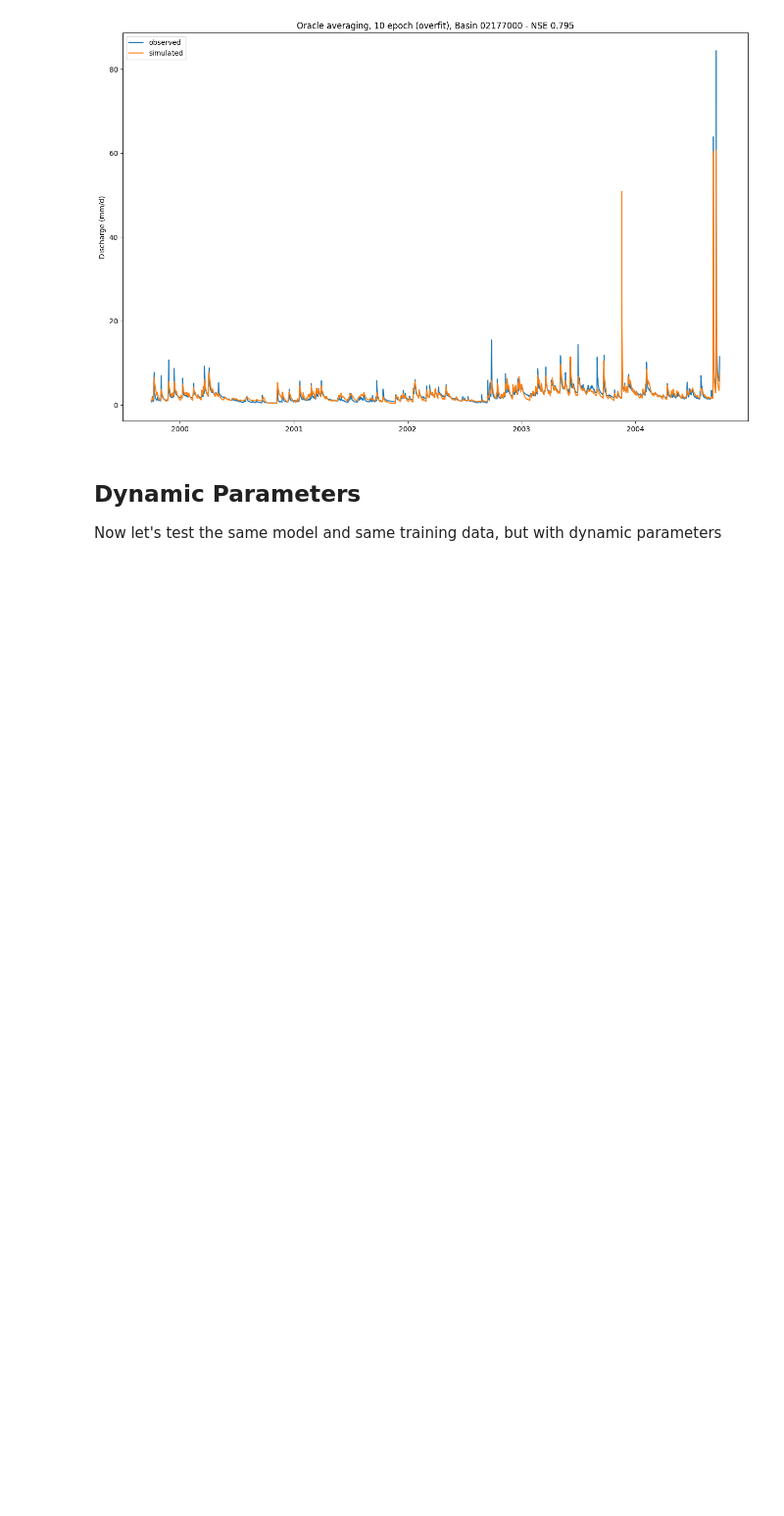
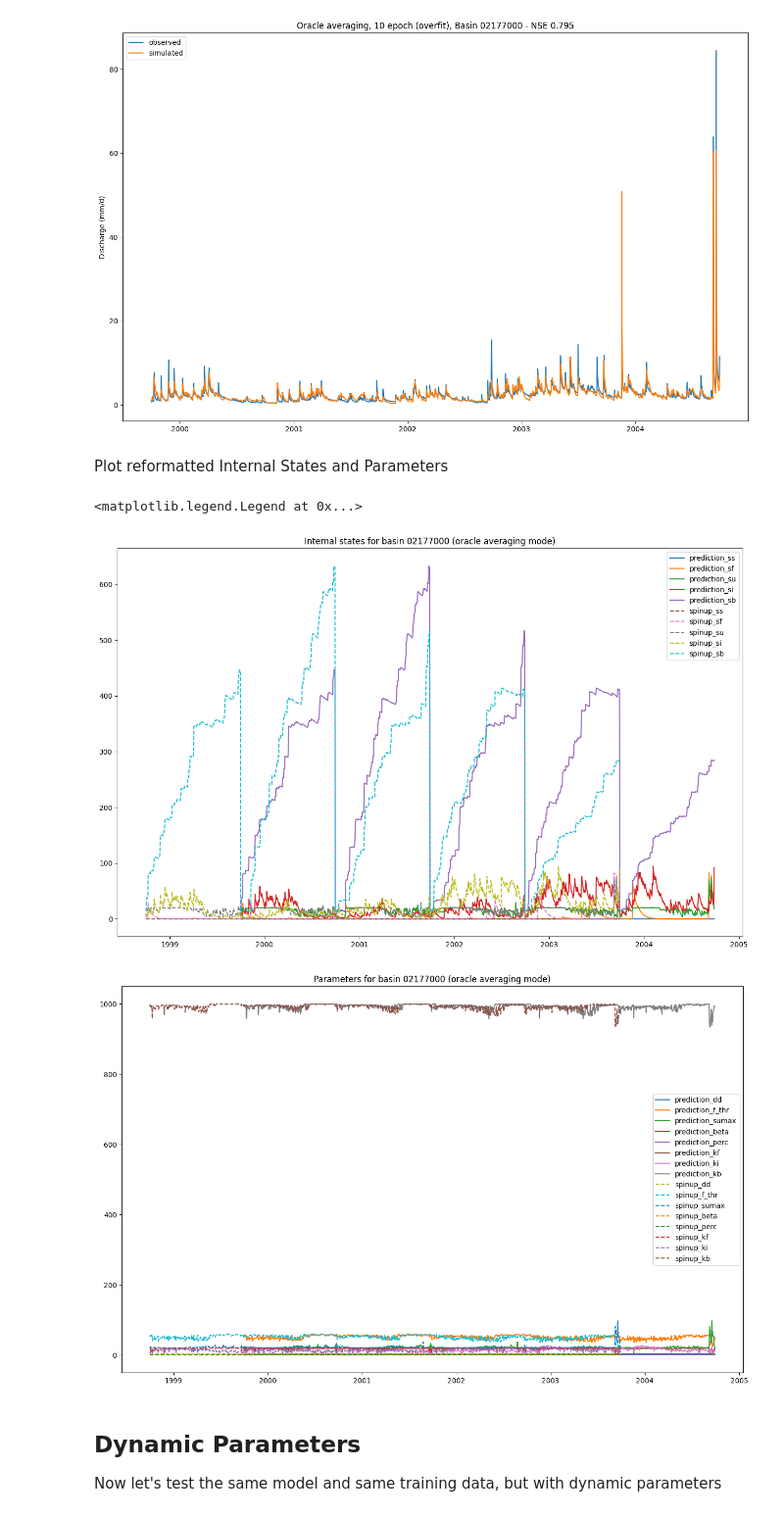
Before and after one commit to mines-ciroh/neuralhydrology-dcfe, a Jupyter notebook: examples/08-SHM/shm_training.ipynb, the cells around one changed output. Shown at 98% size. Cells and saved outputs as stored; diff of their text form; code cells hidden in the pictures; blank space fills up the shorter version.

```diff
--- a/examples/08-SHM/shm_training.ipynb
+++ b/examples/08-SHM/shm_training.ipynb
@@ -104,6 +104,41 @@ ax.legend()
 (1825,) (1825,)
 <matplotlib.legend.Legend at 0x...>
 [figure]
+# %% [markdown]
+Plot reformatted Internal States and Parameters
+# %%
+with open(run_dir / "test" / "model_epoch010" / "test_all_output.p", "rb") as fp:
+    results = pickle.load(fp)
+
+
+results_basin_1 = results["02177000"]
+legend_labels = []
+fig, ax = plt.subplots(figsize=(16,10))
+for internal_state in results_basin_1["prediction_internal_states"]:
+    ax.plot(results["datetime"], results_basin_1["prediction_internal_states"][internal_state], label=internal_state)
+    legend_labels.append("prediction_"+internal_state)
+for spinup_internal_state in results_basin_1["spinup_internal_states"]:
+    ax.plot(results["datetime"], results_basin_1["spinup_internal_states"][spinup_internal_state], label=spinup_internal_state, linestyle="dashed")
+    legend_labels.append("spinup_"+spinup_internal_state)
+
+ax.set_title(f"Internal states for basin 02177000 (oracle averaging mode)")
+ax.legend(legend_labels)
+
+legend_labels = []
+fig, ax = plt.subplots(figsize=(16,10))
+for parameter in results_basin_1["prediction_parameters"]:
+    ax.plot(results["datetime"], results_basin_1["prediction_parameters"][parameter], label=parameter)
+    legend_labels.append("prediction_"+parameter)
+for spinup_parameter in results_basin_1["spinup_parameters"]:
+    ax.plot(results["datetime"], results_basin_1["spinup_parameters"][spinup_parameter], label=spinup_parameter, linestyle="dashed")
+    legend_labels.append("spinup_"+spinup_parameter)
+
+ax.set_title(f"Parameters for basin 02177000 (oracle averaging mode)")
+ax.legend(legend_labels)
+# %% [output]
+<matplotlib.legend.Legend at 0x...>
+[figure, added]
+[figure, added]
 # %% [markdown]
 ## Dynamic Parameters
 Now let's test the same model and same training data, but with dynamic parameters
```
Also changed, not shown: parts of 8 cells of this notebook, 1 other file.
